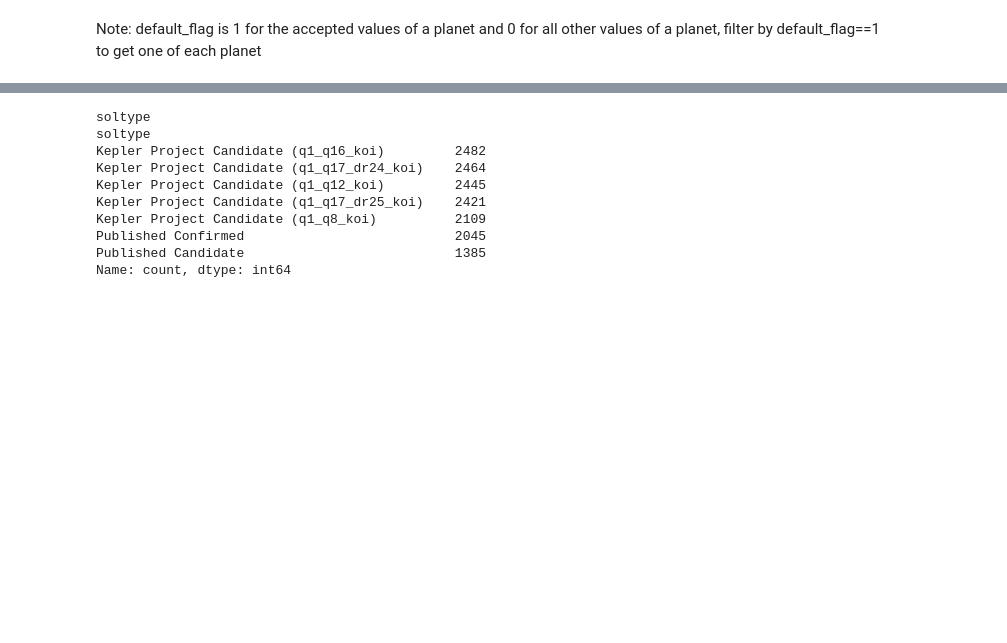
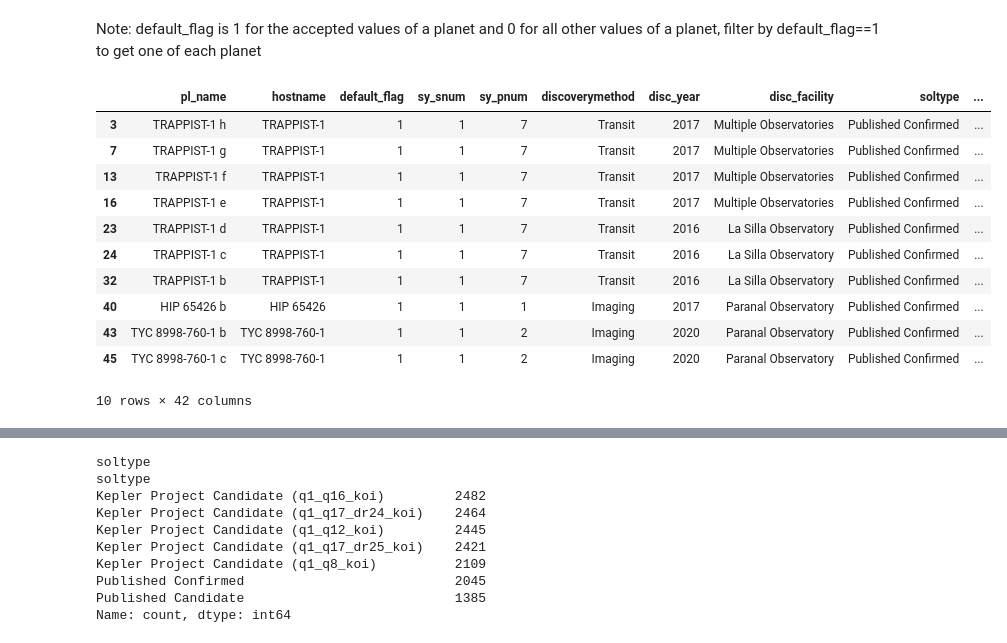
Before and after one commit to rhit-silkaijr/MA415, a Jupyter notebook: Preprocessing_DEMO.ipynb, the cells around one changed output, grey strips where cells are left out. Cells and saved outputs as stored; diff of their text form; code cells hidden in the pictures; blank space fills up the shorter version.

```diff
--- a/Preprocessing_DEMO.ipynb
+++ b/Preprocessing_DEMO.ipynb
@@ -25,3 +25,18 @@ df = df.drop(df[df.default_flag == 1].index)
+# %%
+df
+# %% [output]
+|  | pl_name | hostname | default_flag | sy_snum | sy_pnum | discoverymethod | disc_year | disc_facility | soltype | ... |
+| 3 | TRAPPIST-1 h | TRAPPIST-1 | 1 | 1 | 7 | Transit | 2017 | Multiple Observatories | Published Confirmed | ... |
+| 7 | TRAPPIST-1 g | TRAPPIST-1 | 1 | 1 | 7 | Transit | 2017 | Multiple Observatories | Published Confirmed | ... |
+| 13 | TRAPPIST-1 f | TRAPPIST-1 | 1 | 1 | 7 | Transit | 2017 | Multiple Observatories | Published Confirmed | ... |
+| 16 | TRAPPIST-1 e | TRAPPIST-1 | 1 | 1 | 7 | Transit | 2017 | Multiple Observatories | Published Confirmed | ... |
+| 23 | TRAPPIST-1 d | TRAPPIST-1 | 1 | 1 | 7 | Transit | 2016 | La Silla Observatory | Published Confirmed | ... |
+| 24 | TRAPPIST-1 c | TRAPPIST-1 | 1 | 1 | 7 | Transit | 2016 | La Silla Observatory | Published Confirmed | ... |
+| 32 | TRAPPIST-1 b | TRAPPIST-1 | 1 | 1 | 7 | Transit | 2016 | La Silla Observatory | Published Confirmed | ... |
+| 40 | HIP 65426 b | HIP 65426 | 1 | 1 | 1 | Imaging | 2017 | Paranal Observatory | Published Confirmed | ... |
+| 43 | TYC 8998-760-1 b | TYC 8998-760-1 | 1 | 1 | 2 | Imaging | 2020 | Paranal Observatory | Published Confirmed | ... |
+| 45 | TYC 8998-760-1 c | TYC 8998-760-1 | 1 | 1 | 2 | Imaging | 2020 | Paranal Observatory | Published Confirmed | ... |
+10 rows × 42 columns
 # %%
 len(df["pl_rade"].dropna()) / len(df["pl_rade"])
 # %% [output]
```
Also changed, not shown: parts of 5 cells of this notebook, 2 other files.
